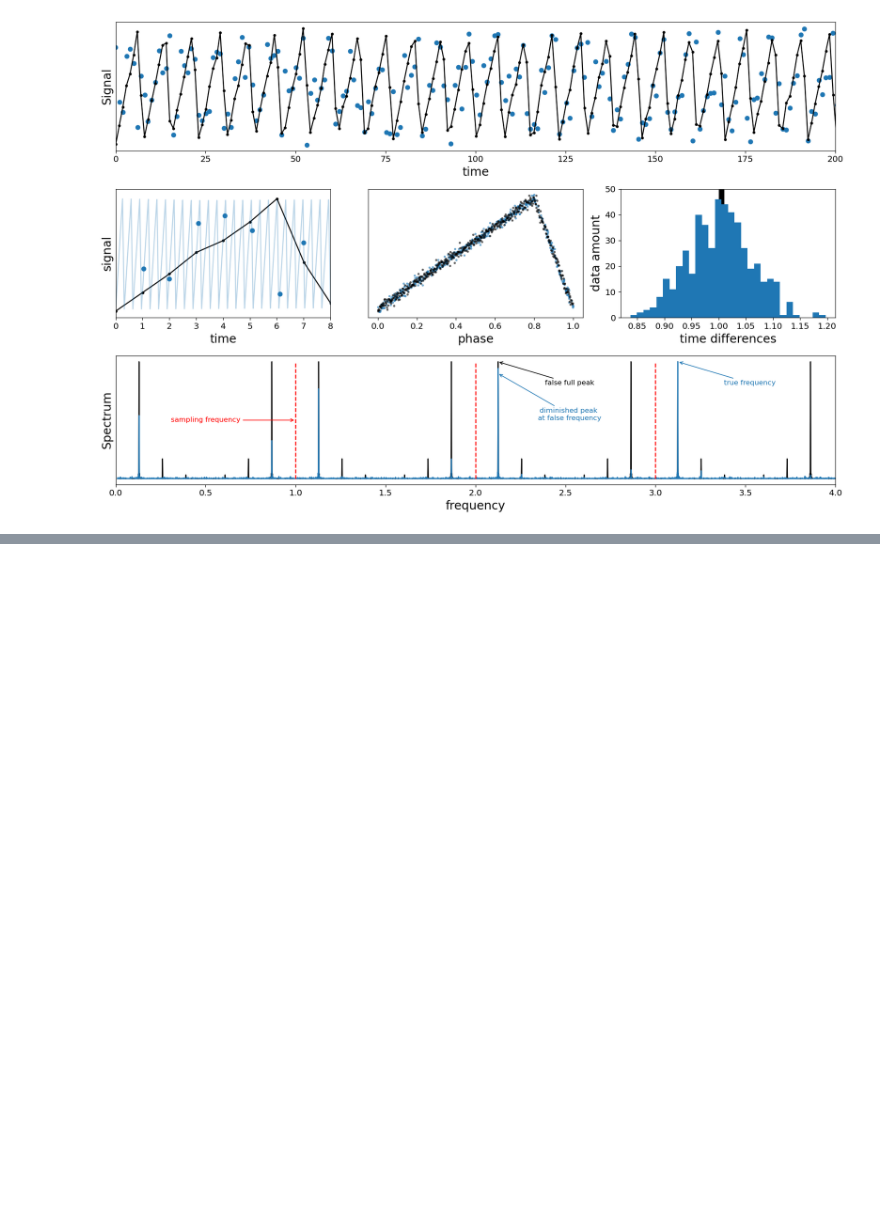
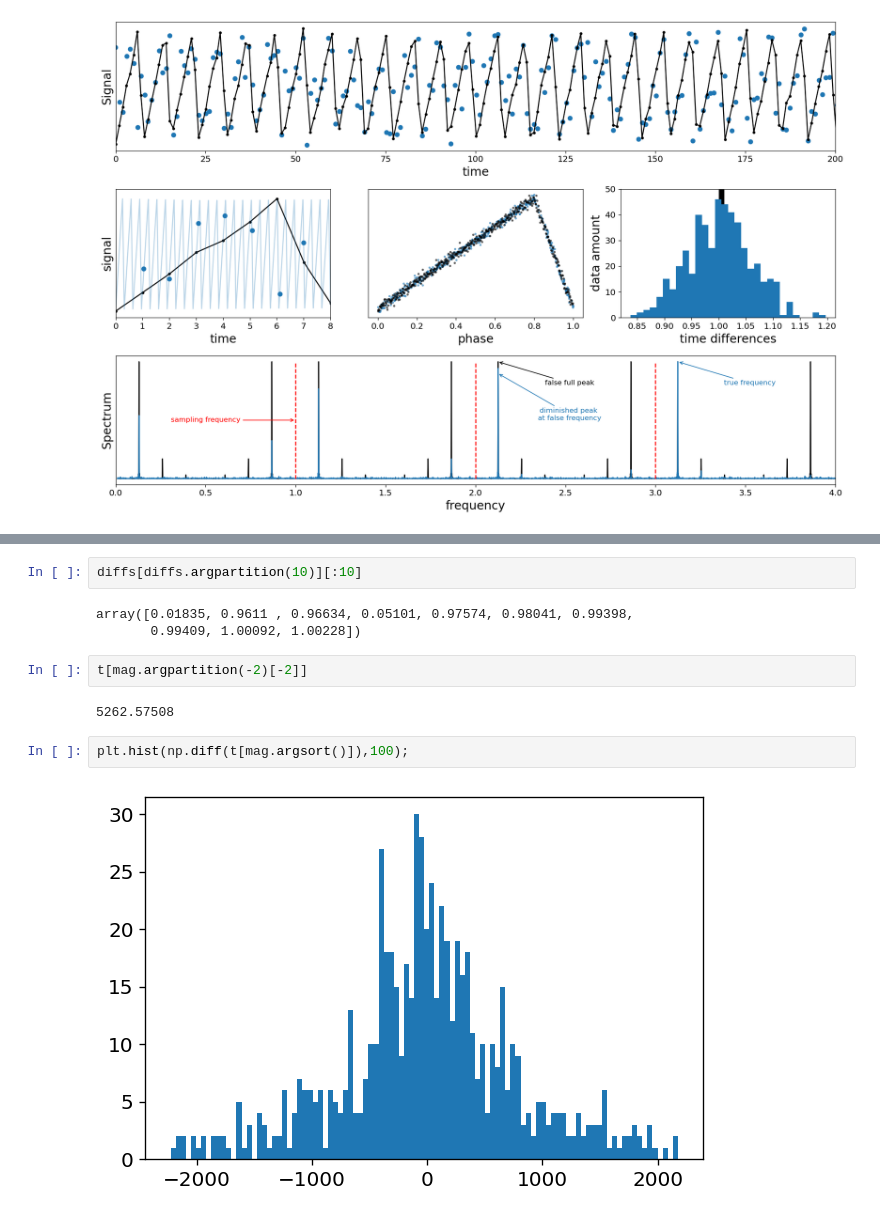
Before and after one commit to JacobHilbert/another-spectrum, a Jupyter notebook: code/methodology/implementation.ipynb, the cells around one changed output, grey strips where cells are left out. Cells and saved outputs as stored; diff of their text form; blank space fills up the shorter version.

```diff
--- a/code/methodology/implementation.ipynb
+++ b/code/methodology/implementation.ipynb
@@ -636,0 +678,13 @@ plt.savefig("../../text/img/uneven_advantage.pdf")
+# %%
+diffs[diffs.argpartition(10)][:10]
+# %% [output]
+array([0.01835, 0.9611 , 0.96634, 0.05101, 0.97574, 0.98041, 0.99398,
+       0.99409, 1.00092, 1.00228])
+# %%
+t[mag.argpartition(-2)[-2]]
+# %% [output]
+5262.57508
+# %%
+plt.hist(np.diff(t[mag.argsort()]),100);
+# %% [output]
+[figure, added]
```
Also changed, not shown: parts of 7 cells of this notebook, 10 other files.
